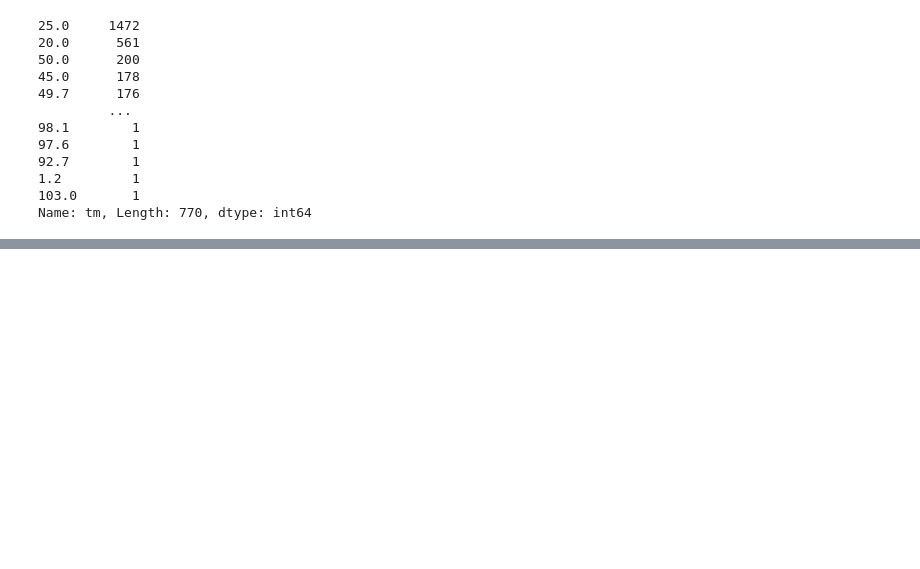
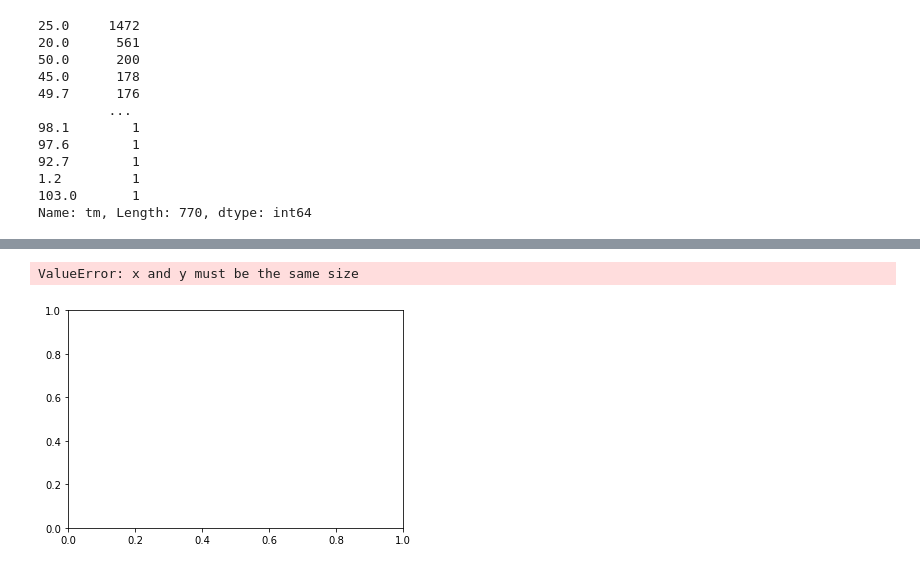
Before and after one commit to ahmad1jalal/Novozymes-Enzyme-Stability-Prediction, a Jupyter notebook: Untitled.ipynb, the cells around one changed output, grey strips where cells are left out. Cells and saved outputs as stored; diff of their text form; code cells hidden in the pictures; blank space fills up the shorter version.

```diff
--- a/Untitled.ipynb
+++ b/Untitled.ipynb
@@ -172,0 +192,5 @@ sns.displot(data=train_df,x="sequence_length",
+# %%
+plt.scatter(train_df.query("pH <= 14")["pH"],train_df["tm"])
+# %% [output]
+ValueError: x and y must be the same size
+[figure, added]
```
Also changed, not shown: parts of 4 cells of this notebook.
